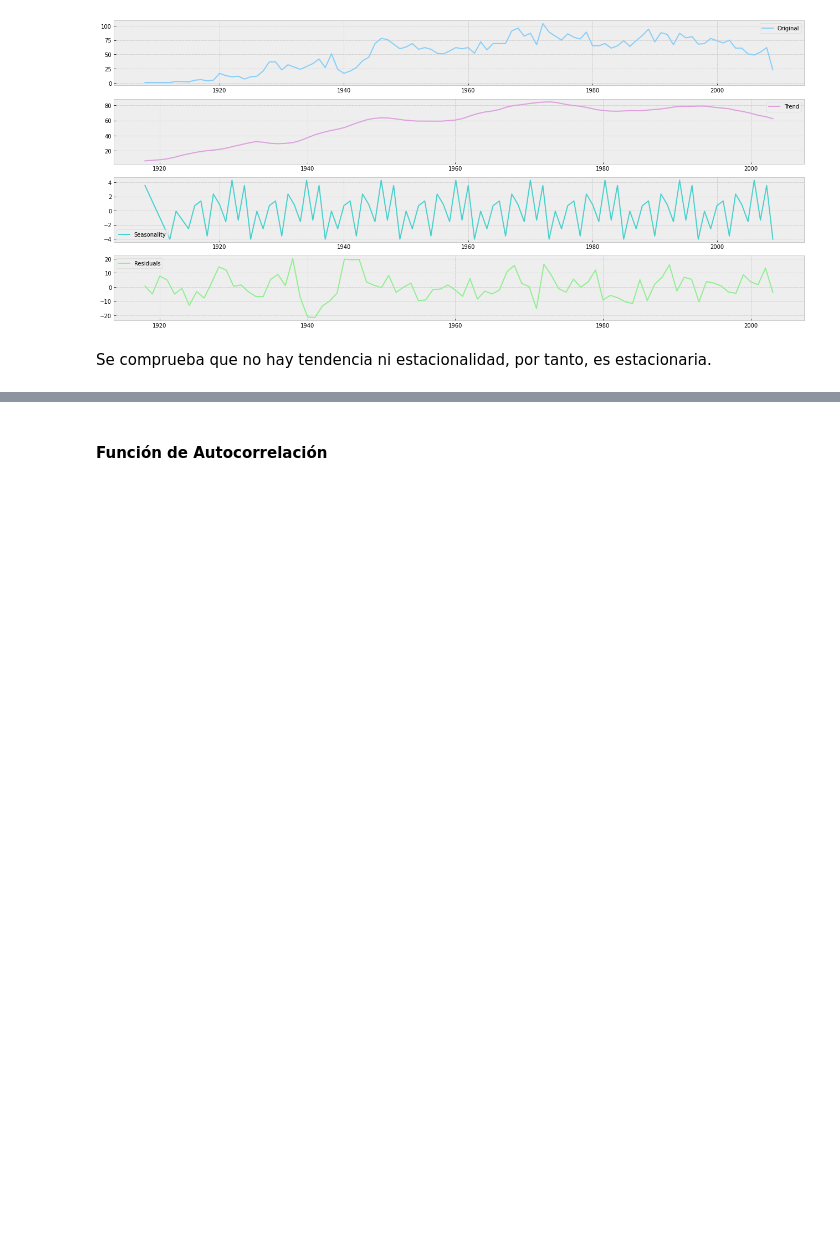
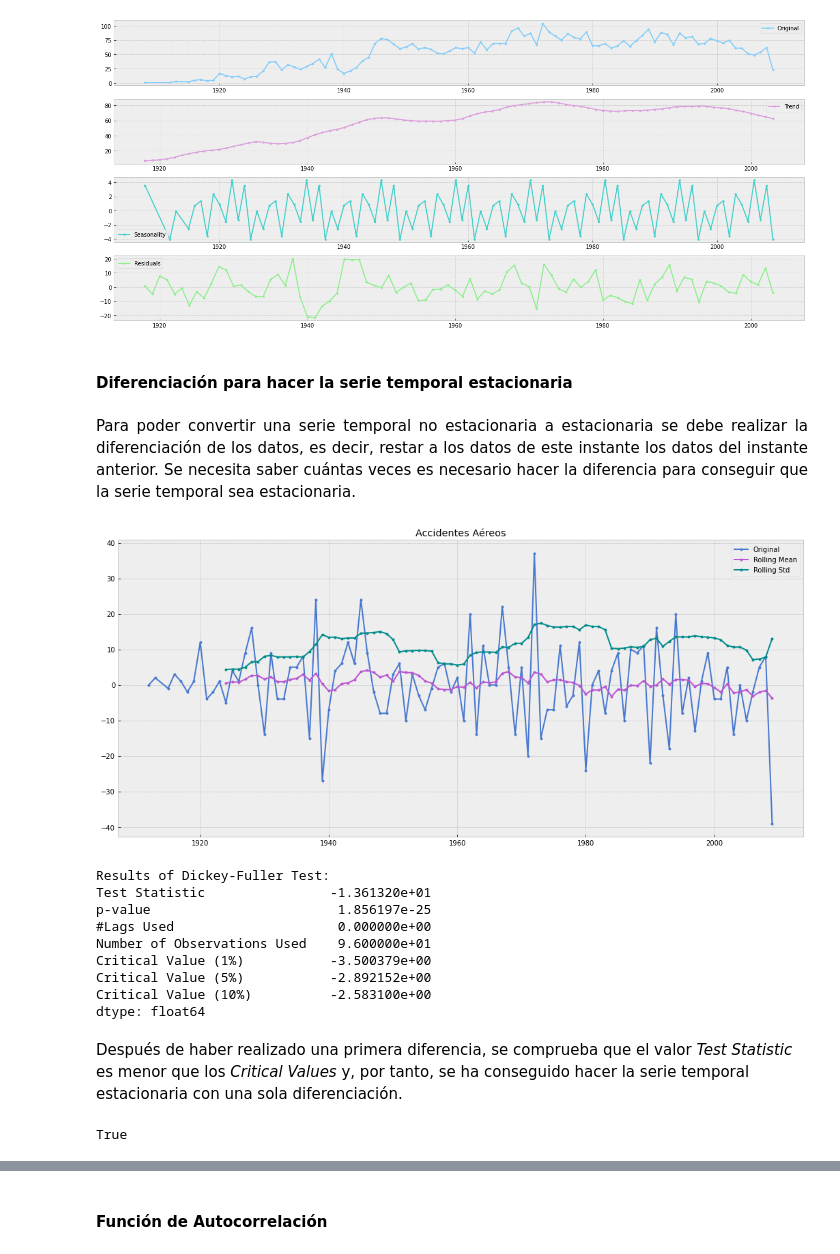
Before and after one commit to alu0100889635/TAAD, a Jupyter notebook: P3AST/Proyecto_AST_TAAD.ipynb, the cells around one changed output, grey strips where cells are left out. Drawn from its saved outputs; the diff is of its cells as text; code cells hidden in the pictures; blank space fills up the shorter version.

```diff
--- a/P3AST/Proyecto_AST_TAAD.ipynb
+++ b/P3AST/Proyecto_AST_TAAD.ipynb
@@ -582,16 +596,16 @@ adf_test.should_diff(year_count)
 # %%
-from statsmodels.tsa.stattools import adfuller
 def test_stationarity(timeseries):
     #Determing rolling statistics
     rolmean = timeseries.rolling(12).mean()
     rolstd = timeseries.rolling(12).std()
 
     #Plot rolling statistics:
-    orig = plt.plot(timeseries,label='Original')
-    mean = plt.plot(rolmean, color='red', label='Rolling Mean')
-    std = plt.plot(rolstd, color='black', label = 'Rolling Std')
+    plt.figure(figsize=(18,8))
+    orig = plt.plot(timeseries,label='Original', marker='.')
+    mean = plt.plot(rolmean, color='mediumorchid', label='Rolling Mean', marker='.')
+    std = plt.plot(rolstd, color='darkcyan', label = 'Rolling Std', marker='.')
     plt.legend(loc='best')
-    plt.title('Rolling Mean & Standard Deviation')
+    plt.title('Accidentes Aéreos')
     plt.show(block=False)
 
     #Perform Dickey-Fuller test:
@@ -636,5 +659,27 @@ plt.legend(loc='best')
 plt.tight_layout()
 # %% [output]
 [figure]
-# %% [markdown]
-Se comprueba que no hay tendencia ni estacionalidad, por tanto, es estacionaria.
+# %% [markdown]
+#### Diferenciación para hacer la serie temporal estacionaria
+# %% [markdown]
+<p align="justify">Para poder convertir una serie temporal no estacionaria a estacionaria se debe realizar la diferenciación de los datos, es decir, restar a los datos de este instante los datos del instante anterior. Se necesita saber cuántas veces es necesario hacer la diferencia para conseguir que la serie temporal sea estacionaria.</p>
+# %%
+year_count_first_diff = year_count.diff().dropna() #( equivalente a hacer year_count- year_count.shift())
+test_stationarity(year_count_first_diff)
+# %% [output]
+[figure, added]
+Results of Dickey-Fuller Test:
+Test Statistic                -1.361320e+01
+p-value                        1.856197e-25
+#Lags Used                     0.000000e+00
+Number of Observations Used    9.600000e+01
+Critical Value (1%)           -3.500379e+00
+Critical Value (5%)           -2.892152e+00
+Critical Value (10%)          -2.583100e+00
+dtype: float64
+# %% [markdown]
+Después de haber realizado una primera diferencia, se comprueba que el valor *Test Statistic* es menor que los *Critical Values* y, por tanto, se ha conseguido hacer la serie temporal estacionaria con una sola diferenciación.
+# %%
+-1.361320e+01 < -3.500379e+00 < -2.892152e+00 < -2.583100e+00
+# %% [output]
+True
```
Also changed, not shown: parts of 76 cells of this notebook.
